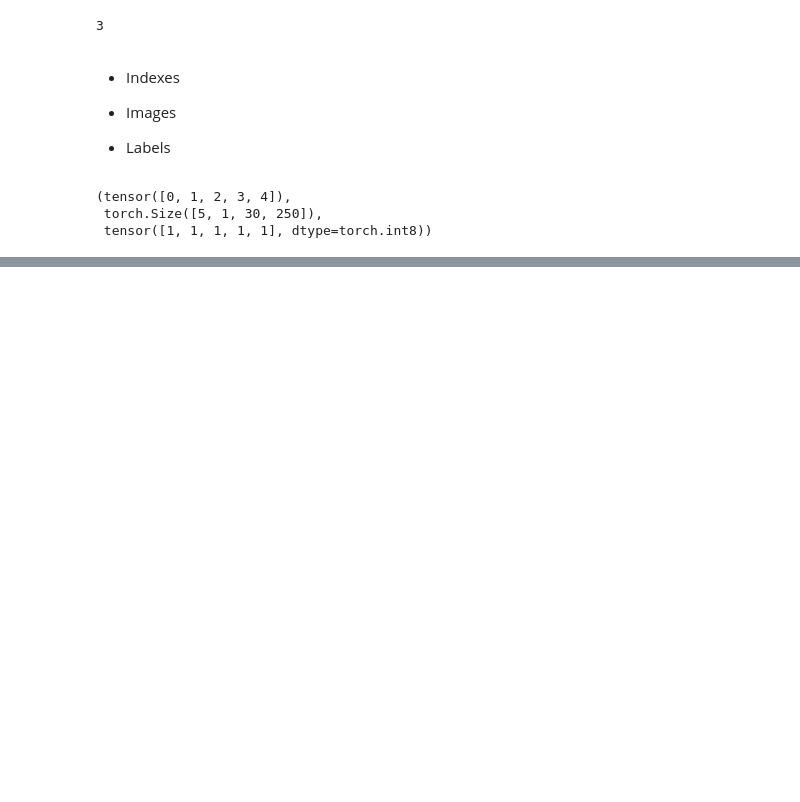
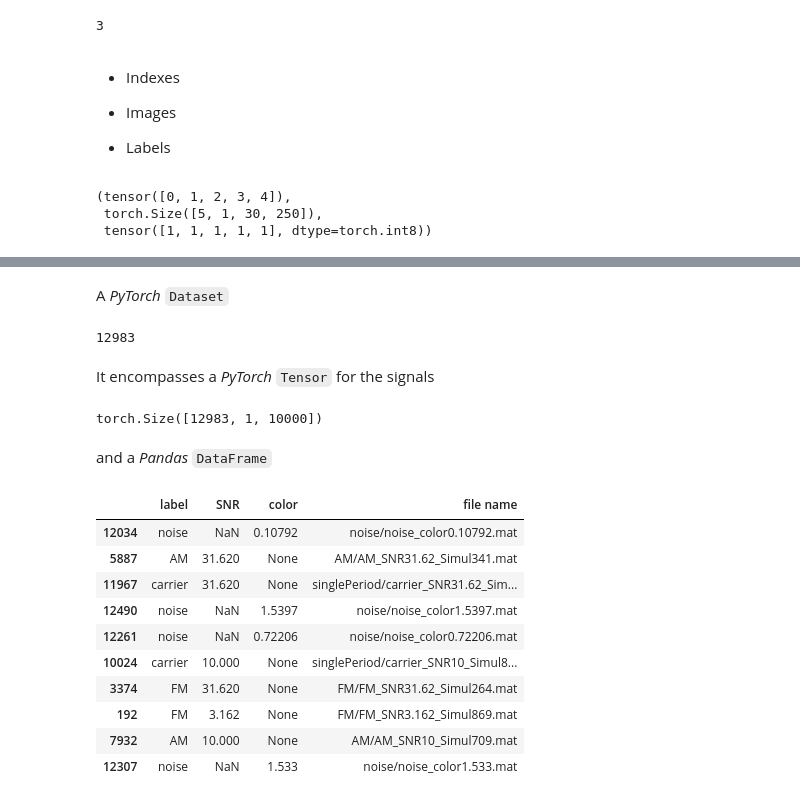
Before and after one commit to manuvazquez/VAEonXMM, a Jupyter notebook: nbs/data.ipynb, the cells around one changed output, grey strips where cells are left out. Saved outputs shown, nothing was run; the diff lists cells and outputs as text; code cells hidden in the pictures; blank space fills up the shorter version.

```diff
--- a/nbs/data.ipynb
+++ b/nbs/data.ipynb
@@ -65,0 +82,4 @@ batch[0], batch[1].shape, batch[2]
+# %%
+
+input_directory = pathlib.Path.cwd().parent / 'data'
+assert input_directory.exists()
@@ -65,0 +92,37 @@ batch[0], batch[1].shape, batch[2]
+# %%
+base_filename = '4_classes_modulated'
+
+signals_file = input_directory / f'{base_filename}_signals.pt'
+assert signals_file.exists()
+
+metadata_file = input_directory / f'{base_filename}_labels.parquet'
+assert metadata_file.exists
+# %% [markdown]
+A *PyTorch* `Dataset`
+# %%
+ds = trapallada.data.SignalsDataset(signals_file, metadata_file)
+len(ds)
+# %% [output]
+12983
+# %% [markdown]
+It encompasses a *PyTorch* `Tensor` for the signals
+# %%
+ds.signals.shape
+# %% [output]
+torch.Size([12983, 1, 10000])
+# %% [markdown]
+and a *Pandas* `DataFrame`
+# %%
+ds.metadata_df.sample(n=10)
+# %% [output]
+|  | label | SNR | color | file name |
+| 12034 | noise | NaN | 0.10792 | noise/noise_color0.10792.mat |
+| 5887 | AM | 31.620 | None | AM/AM_SNR31.62_Simul341.mat |
+| 11967 | carrier | 31.620 | None | singlePeriod/carrier_SNR31.62_Sim... |
+| 12490 | noise | NaN | 1.5397 | noise/noise_color1.5397.mat |
+| 12261 | noise | NaN | 0.72206 | noise/noise_color0.72206.mat |
+| 10024 | carrier | 10.000 | None | singlePeriod/carrier_SNR10_Simul8... |
+| 3374 | FM | 31.620 | None | FM/FM_SNR31.62_Simul264.mat |
+| 192 | FM | 3.162 | None | FM/FM_SNR3.162_Simul869.mat |
+| 7932 | AM | 10.000 | None | AM/AM_SNR10_Simul709.mat |
+| 12307 | noise | NaN | 1.533 | noise/noise_color1.533.mat |
```
Also changed, not shown: parts of 26 cells of this notebook, 7 other files.
